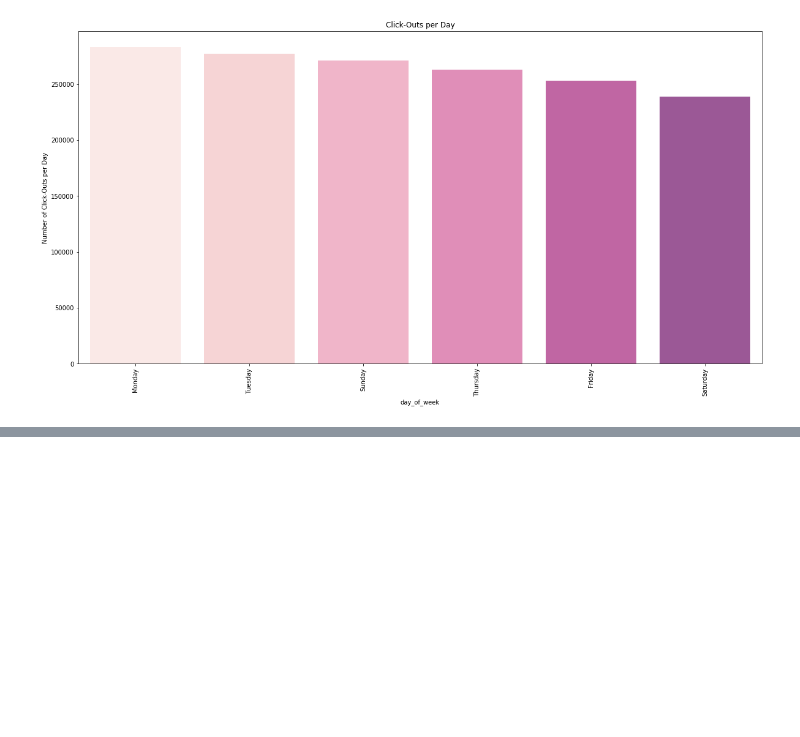
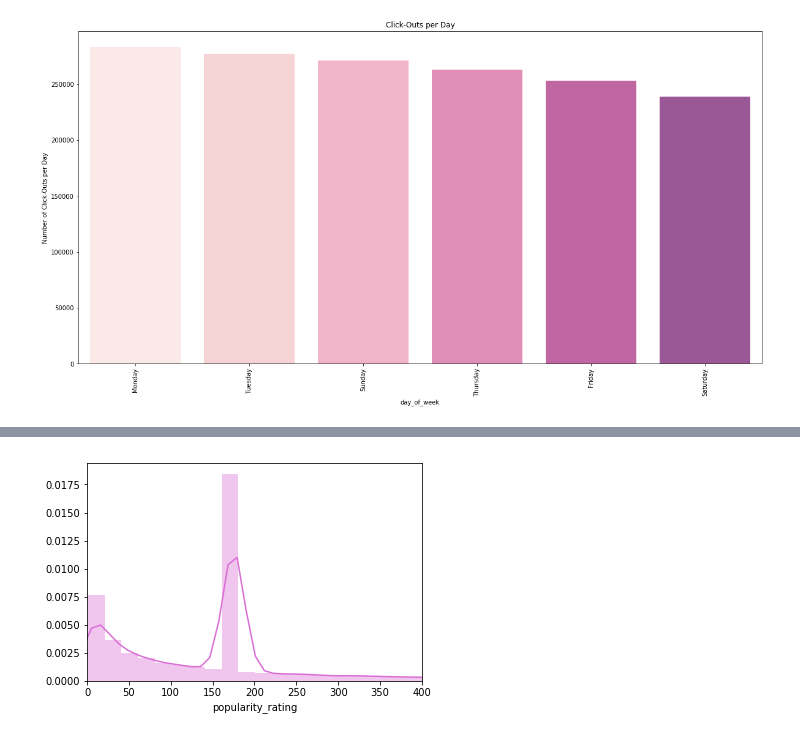
Before and after one commit to fpleoni/where_do_we_go_from_here, a Jupyter notebook: jupyter_notebooks/exploratory_data_analysis.ipynb, the cells around one changed output, grey strips where cells are left out. Saved outputs shown, nothing was run; the diff lists cells and outputs as text; code cells hidden in the pictures; blank space fills up the shorter version.

```diff
--- a/jupyter_notebooks/exploratory_data_analysis.ipynb
+++ b/jupyter_notebooks/exploratory_data_analysis.ipynb
@@ -436,0 +395,7 @@ plt.show()
+# %%
+# Price distribution
+sns.distplot(hotels_df["popularity_rating"], color = "orchid")
+plt.xlim(0, 400)
+plt.show()
+# %% [output]
+[figure, added]
```
Also changed, not shown: parts of 18 cells of this notebook, 2 other files.
